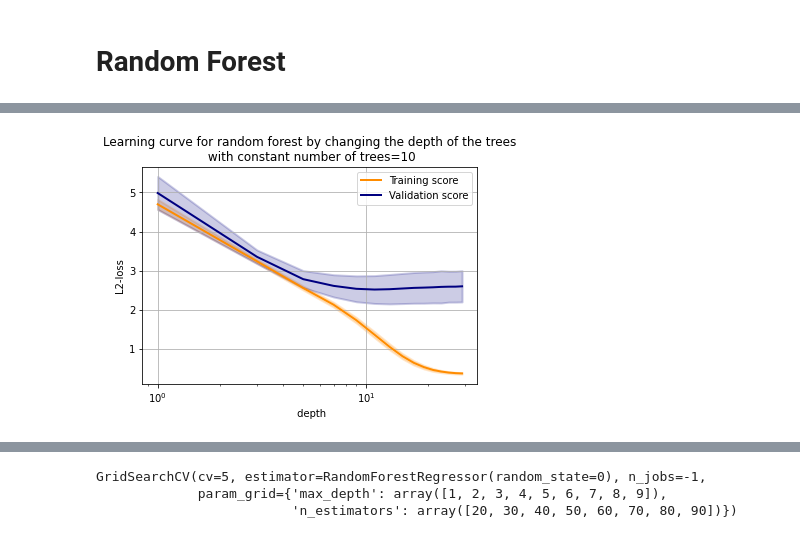
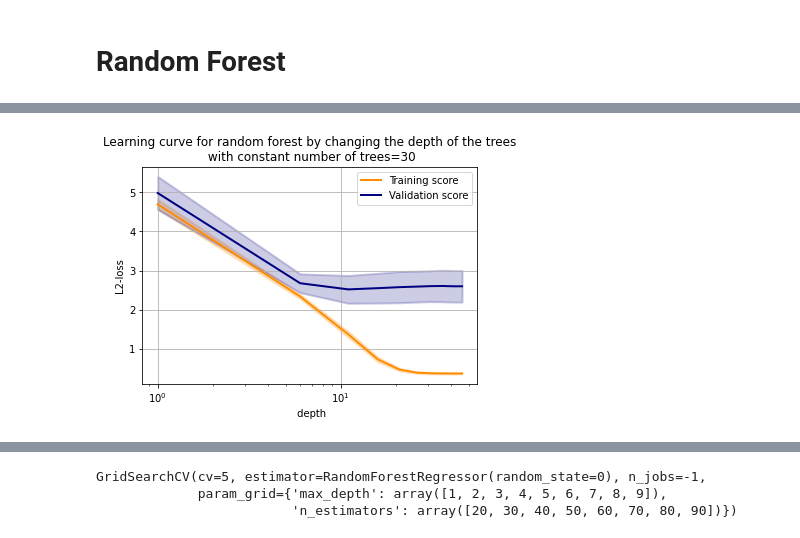
Before and after one commit to Ali-Setareh/Machine-learning-in-physics-Project, a Jupyter notebook: Phase 2- Classical Models/Phase 2.ipynb, the cells around one changed output, grey strips where cells are left out. Drawn from its saved outputs; the diff is of its cells as text; code cells hidden in the pictures.

Commit message:
random forest 2

```diff
--- a/Phase 2- Classical Models/Phase 2.ipynb
+++ b/Phase 2- Classical Models/Phase 2.ipynb
@@ -324,9 +324,9 @@ plt.hist(Y_train)
 # %%
 import sklearn.metrics as metrics
 from sklearn.ensemble import RandomForestRegressor
-RF_model = RandomForestRegressor(random_state =0, n_estimators=30, max_depth=20)
+RF_model = RandomForestRegressor(random_state =0, n_estimators=30, max_depth=30)
 RF_model.fit(X_train, Y_train.reshape(1,-1)[0])
 y_hat = RF_model.predict(X_test)
 print ("R-Squared is:", metrics.r2_score(y_hat, Y_test))
-#print ("R-Squared is:", mean_squared_error(y_hat, Y_test))
+print ("mean squared is:", mean_squared_error(y_hat, Y_test))
 # %% [output]
@@ -334,7 +335,7 @@ R-Squared is: 2.295256607669927
 # %%
 from sklearn.model_selection import GridSearchCV, RandomizedSearchCV
 # %%
-estimators_list = np.arange(1,30,2)
+estimators_list = np.arange(1,50,5)
 
 train_scores, valid_scores = validation_curve(RandomForestRegressor(random_state=0,n_estimators=30), X_train, Y_train,
                                               param_name="max_depth",
@@ -353,25 +354,25 @@ valid_scores_std = np.std(valid_scores, axis=1)
 # %%
 xlabel = ' depth'
 ylabel = 'L2-loss'
 
 #plt_title = 'Validation curve for regression with KNN'#.format(k)
 
 fig = plt.figure()
 ax = fig.add_subplot(111, xlabel=xlabel, ylabel=ylabel)
 plt.semilogx(estimators_list, train_scores_mean,label="Training score",
              color="darkorange", lw=2)
 plt.fill_between(estimators_list, train_scores_mean - train_scores_std,
                  train_scores_mean + train_scores_std, alpha=0.2,
                  color="darkorange", lw=2)
 plt.semilogx(estimators_list, valid_scores_mean, label="Validation score",
              color="navy", lw=2)
 plt.fill_between(estimators_list, valid_scores_mean - valid_scores_std,
                  valid_scores_mean + valid_scores_std, alpha=0.2,
                  color="navy", lw=2)
 plt.legend(loc="best")
 plt.grid()
-plt.title('Learning curve for random forest by changing the depth of the trees\n with constant number of trees=10')
+plt.title('Learning curve for random forest by changing the depth of the trees\n with constant number of trees=30')
 plt.savefig('val for random forrest.pdf',bbox_inches='tight')
 plt.show()
 # %% [output]
-[figure, old version]
+[figure, new version]
```
Also changed, not shown: parts of 3 cells of this notebook, 2 other files.
